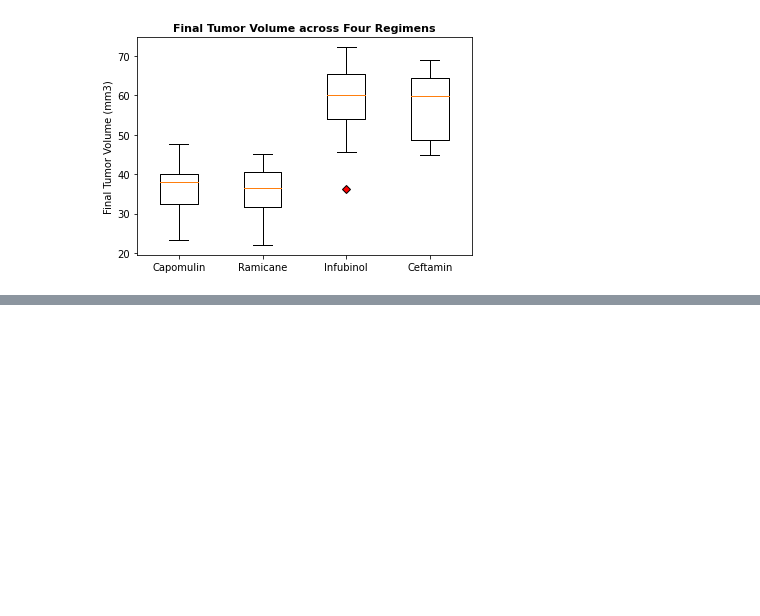
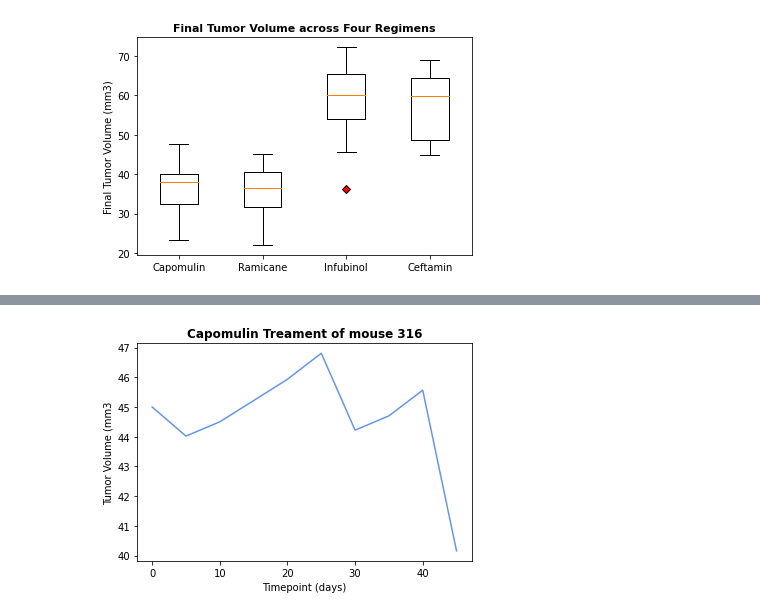
Before and after one commit to marthagriggs9/Pymaceuticals, a Jupyter notebook: Pymaceuticals_MG.ipynb, the cells around one changed output, grey strips where cells are left out. Cells and saved outputs as stored; diff of their text form; code cells hidden in the pictures; blank space fills up the shorter version.

```diff
--- a/Pymaceuticals_MG.ipynb
+++ b/Pymaceuticals_MG.ipynb
@@ -383,0 +396,4 @@ plt.show()
+# %%
+#Select mouse 'g316' for line plot
+g316_tumor = clean_mouse_study_df.loc[clean_mouse_study_df["Mouse ID"] == "g316"]
+g316_tumor
@@ -383,0 +412,9 @@ plt.show()
+# %%
+#Generate line plot
+plt.plot(g316_tumor["Timepoint"], g316_tumor["Tumor Volume (mm3)"], color= 'cornflowerblue')
+plt.title("Capomulin Treament of mouse 316", fontweight = "bold")
+plt.xlabel("Timepoint (days)")
+plt.ylabel("Tumor Volume (mm3")
+plt.show()
+# %% [output]
+[figure, added]
```
Also changed, not shown: parts of 6 cells of this notebook.
